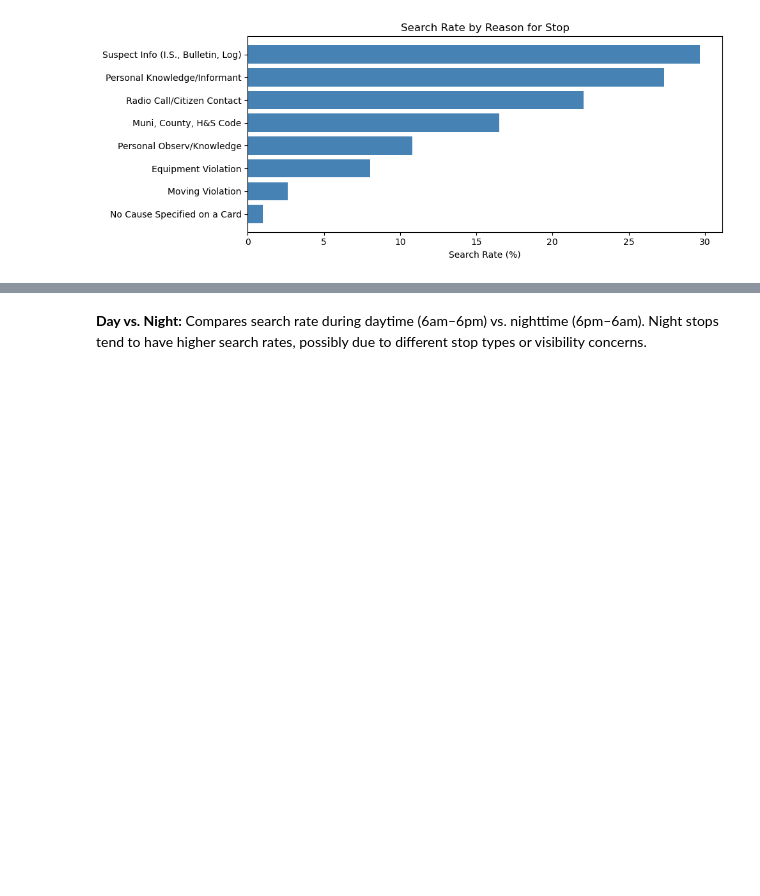
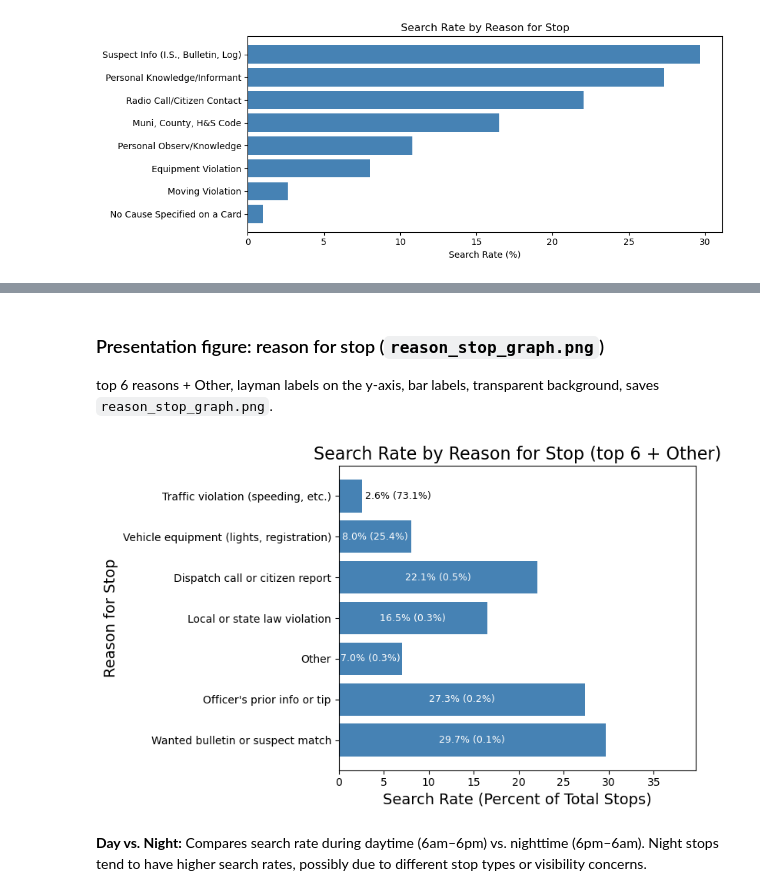
Before and after one commit to utexas-SDS-357/sds357-project-sp26-deployment, a Jupyter notebook: eda.ipynb, the cells around one changed output, grey strips where cells are left out. Cells and saved outputs as stored; diff of their text form; code cells hidden in the pictures; blank space fills up the shorter version.

```diff
--- a/eda.ipynb
+++ b/eda.ipynb
@@ -402,3 +517,54 @@ plt.show()
+# %% [markdown]
+### Presentation figure: reason for stop (`reason_stop_graph.png`)
+top 6 reasons + Other, layman labels on the y-axis, bar labels, transparent background, saves `reason_stop_graph.png`.
+# %%
+K = 6
+top_reasons_pres = df["reason_for_stop"].value_counts(dropna=True).head(K).index.tolist()
+reason_grp = df["reason_for_stop"].where(df["reason_for_stop"].isin(top_reasons_pres), "Other")
+reason_df_pres = df.assign(reason_grp=reason_grp).dropna(subset=["reason_grp"])
+total_stops_pres = len(reason_df_pres)
+reason_summary_pres = reason_df_pres.groupby("reason_grp").agg(
+    n=("search_conducted", "size"),
+    search_rate=("search_conducted", lambda x: x.eq(True).mean() * 100),
+).reset_index()
+reason_summary_pres["pct_of_stops"] = reason_summary_pres["n"] / total_stops_pres * 100
+reason_summary_pres = reason_summary_pres.sort_values("n", ascending=True).reset_index(drop=True)
+
+reason_labels_pres = {
+    "Moving Violation": "Traffic violation (speeding, etc.)",
+    "Equipment Violation": "Vehicle equipment (lights, registration)",
+    "Radio Call/Citizen Contact": "Dispatch call or citizen report",
+    "Muni, County, H&S Code": "Local or state law violation",
+    "Personal Knowledge/Informant": "Officer's prior info or tip",
+    "Suspect Info (I.S., Bulletin, Log)": "Wanted bulletin or suspect match",
+    "No Cause Specified on a Card": "Reason not recorded",
+    "Personal Observ/Knowledge": "Officer's direct observation",
+    "Other": "Other",
+}
+reason_summary_pres["reason_label"] = reason_summary_pres["reason_grp"].map(
+    lambda x: reason_labels_pres.get(x, x)
+)
+
+fig, ax = plt.subplots(figsize=(8, 5))
+fig.patch.set_facecolor("none")
+ax.patch.set_facecolor("none")
+bars = ax.barh(reason_summary_pres["reason_label"], reason_summary_pres["search_rate"], color="steelblue")
+for bar, reason, sr, pct in zip(bars, reason_summary_pres["reason_grp"], reason_summary_pres["search_rate"], reason_summary_pres["pct_of_stops"]):
+    label = f"{sr:.1f}% ({pct:.1f}%)"
+    y_center = bar.get_y() + bar.get_height() / 2
+    if reason == "Moving Violation":
+        ax.text(bar.get_width() + 0.3, y_center, label, va="center", ha="left", fontsize=9)
+    else:
+        ax.text(bar.get_width() / 2, y_center, label, va="center", ha="center", fontsize=9, color="white")
+ax.set_xlabel("Search Rate (Percent of Total Stops)", fontsize=14)
+ax.set_ylabel("Reason for Stop", fontsize=14)
+ax.set_title("Search Rate by Reason for Stop (top 6 + Other)", fontsize=16)
+ax.set_xlim(0, max(reason_summary_pres["search_rate"].max() * 1.15, reason_summary_pres["search_rate"].max() + 10))
+plt.tight_layout()
+plt.savefig("reason_stop_graph.png", dpi=150, bbox_inches="tight", transparent=True)
+plt.show()
+# %% [output]
+[figure, added]
 # %% [markdown]
 **Day vs. Night:** Compares search rate during daytime (6am–6pm) vs. nighttime (6pm–6am). Night stops tend to have higher search rates, possibly due to different stop types or visibility concerns.
 # %%
```
Also changed, not shown: parts of 22 cells of this notebook, 7 other files.
